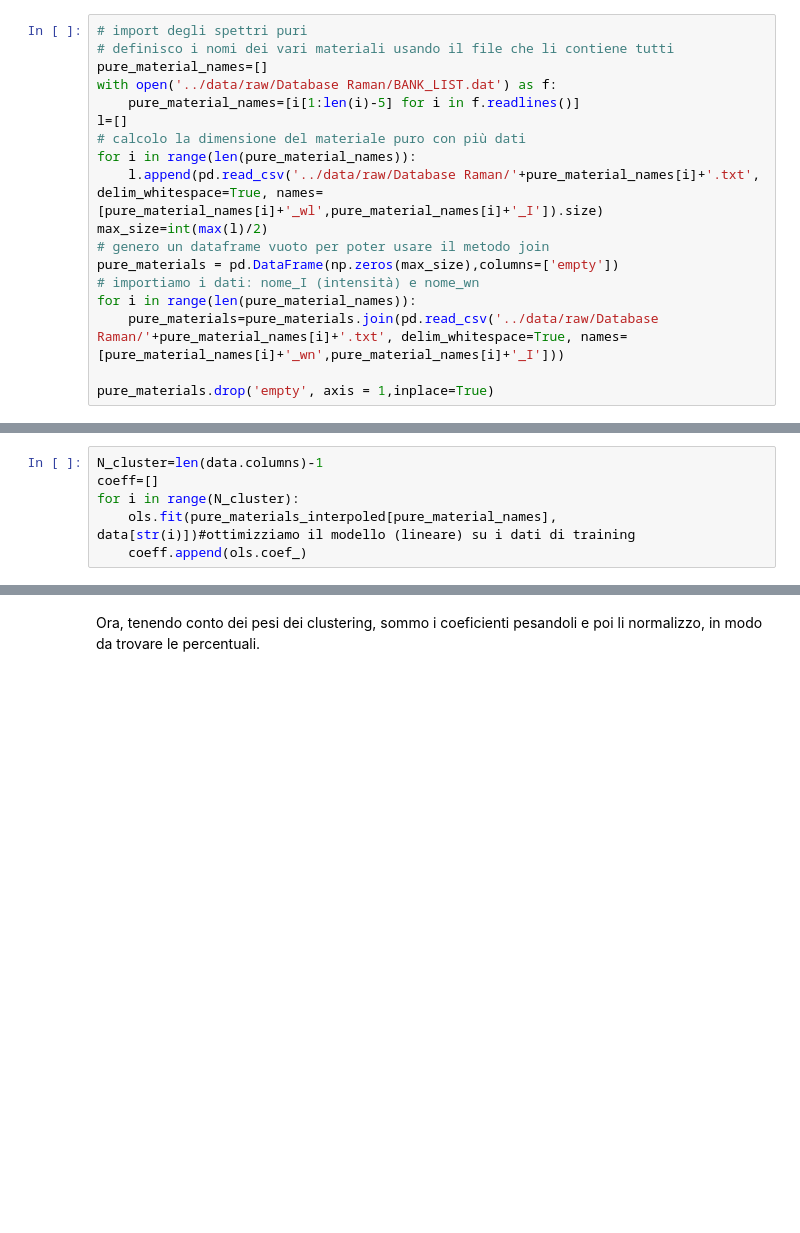
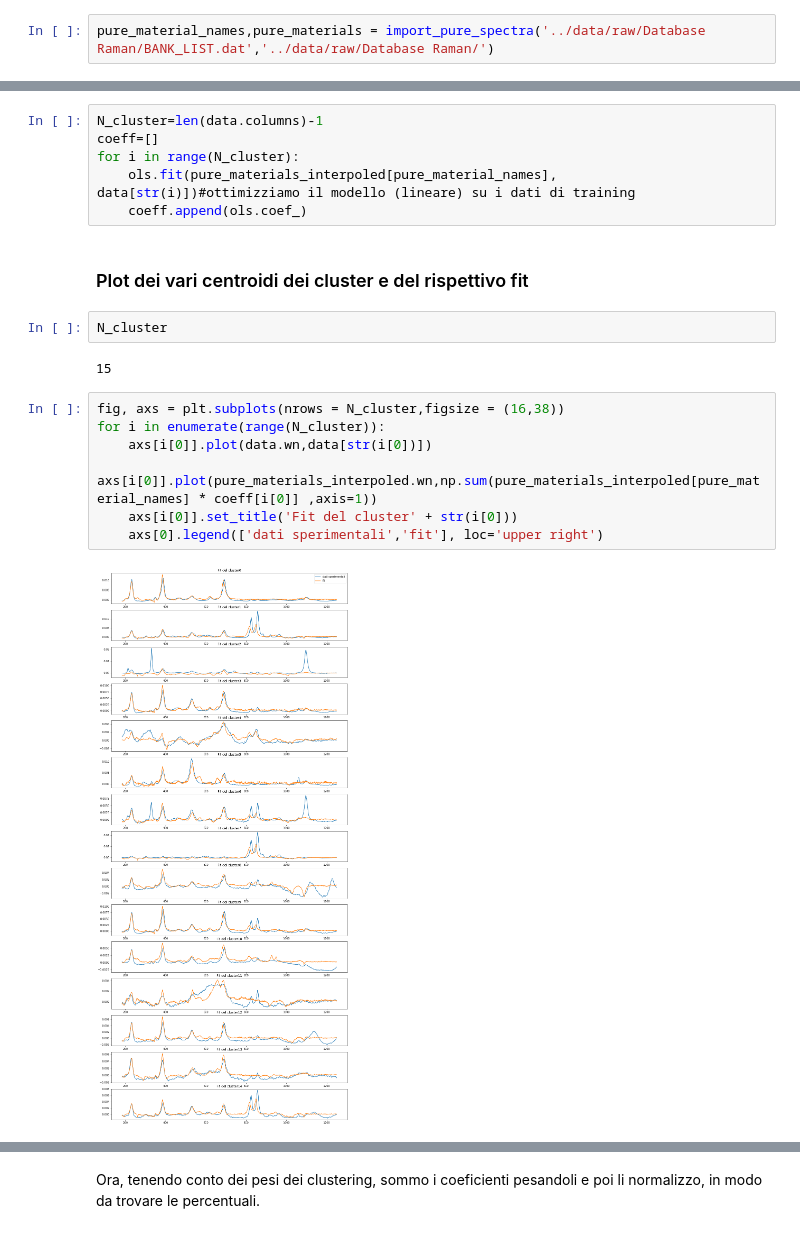
Before and after one commit to FabioBrugnara/repo_raman_4exam, a Jupyter notebook: notebooks/FIT.ipynb, the cells around one changed output, grey strips where cells are left out. Cells and saved outputs as stored; diff of their text form; blank space fills up the shorter version.

Commit message:
plot dei fit e i centroidi

```diff
--- a/notebooks/FIT.ipynb
+++ b/notebooks/FIT.ipynb
@@ -23,18 +24,2 @@ data.drop(labels='Unnamed: 0',inplace=True,axis=1)
-# %%
-# import degli spettri puri
-# definisco i nomi dei vari materiali usando il file che li contiene tutti
-pure_material_names=[]
-with open('../data/raw/Database Raman/BANK_LIST.dat') as f:
-    pure_material_names=[i[1:len(i)-5] for i in f.readlines()]
-l=[]
-# calcolo la dimensione del materiale puro con più dati
-for i in range(len(pure_material_names)):
-    l.append(pd.read_csv('../data/raw/Database Raman/'+pure_material_names[i]+'.txt', delim_whitespace=True, names=[pure_material_names[i]+'_wl',pure_material_names[i]+'_I']).size)
-max_size=int(max(l)/2)
-# genero un dataframe vuoto per poter usare il metodo join
-pure_materials = pd.DataFrame(np.zeros(max_size),columns=['empty'])
-# importiamo i dati: nome_I (intensità) e nome_wn
-for i in range(len(pure_material_names)):
-    pure_materials=pure_materials.join(pd.read_csv('../data/raw/Database Raman/'+pure_material_names[i]+'.txt', delim_whitespace=True, names=[pure_material_names[i]+'_wn',pure_material_names[i]+'_I']))
-
-pure_materials.drop('empty', axis = 1,inplace=True)
+# %%
+pure_material_names,pure_materials = import_pure_spectra('../data/raw/Database Raman/BANK_LIST.dat','../data/raw/Database Raman/')
@@ -63,3 +62,18 @@ coeff=[]
 for i in range(N_cluster):
     ols.fit(pure_materials_interpoled[pure_material_names], data[str(i)])#ottimizziamo il modello (lineare) su i dati di training
     coeff.append(ols.coef_)
+# %% [markdown]
+### Plot dei vari centroidi dei cluster e del rispettivo fit
+# %%
+N_cluster
+# %% [output]
+15
+# %%
+fig, axs = plt.subplots(nrows = N_cluster,figsize = (16,38))
+for i in enumerate(range(N_cluster)):
+    axs[i[0]].plot(data.wn,data[str(i[0])])
+    axs[i[0]].plot(pure_materials_interpoled.wn,np.sum(pure_materials_interpoled[pure_material_names] * coeff[i[0]] ,axis=1))
+    axs[i[0]].set_title('Fit del cluster' + str(i[0]))
+    axs[0].legend(['dati sperimentali','fit'], loc='upper right')
+# %% [output]
+[figure, added]
```
Also changed, not shown: parts of 5 cells of this notebook.
